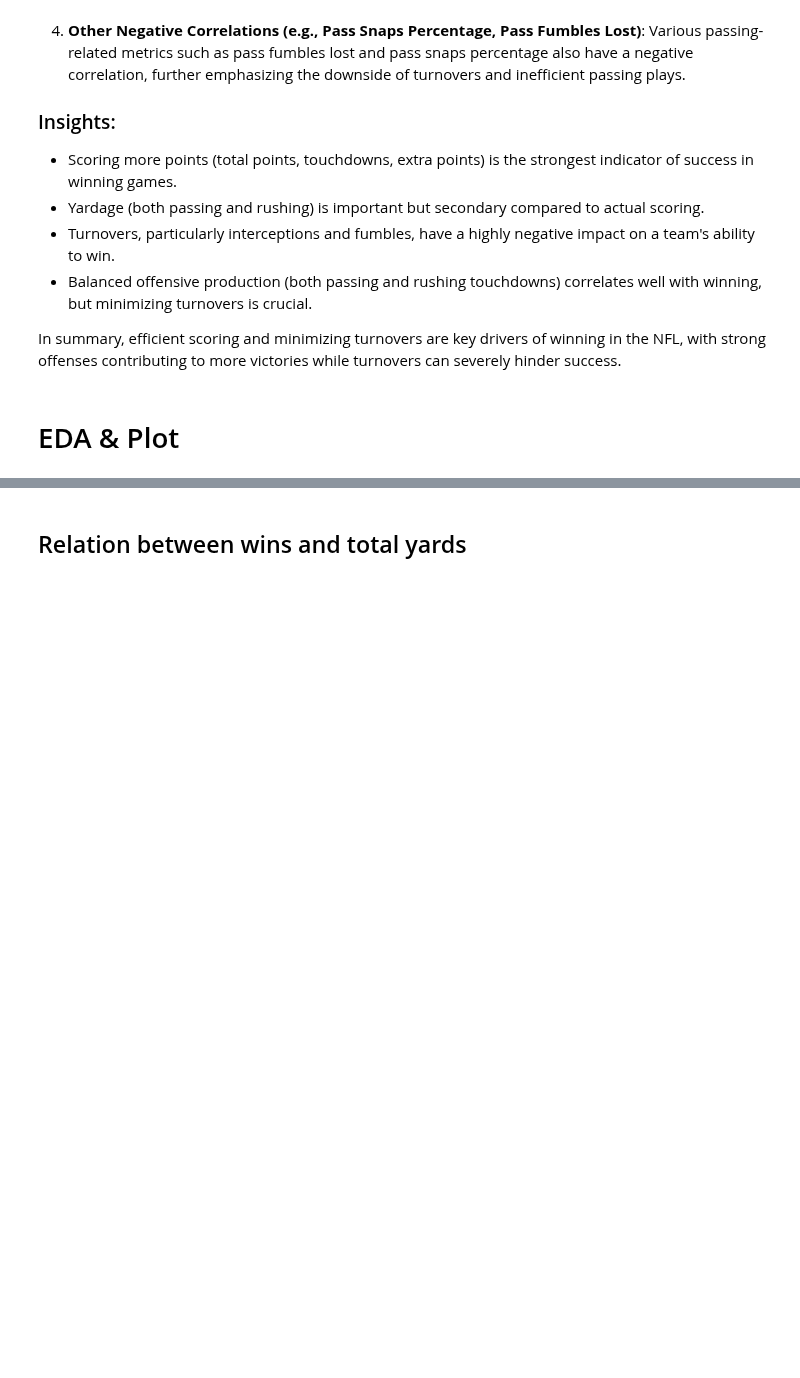
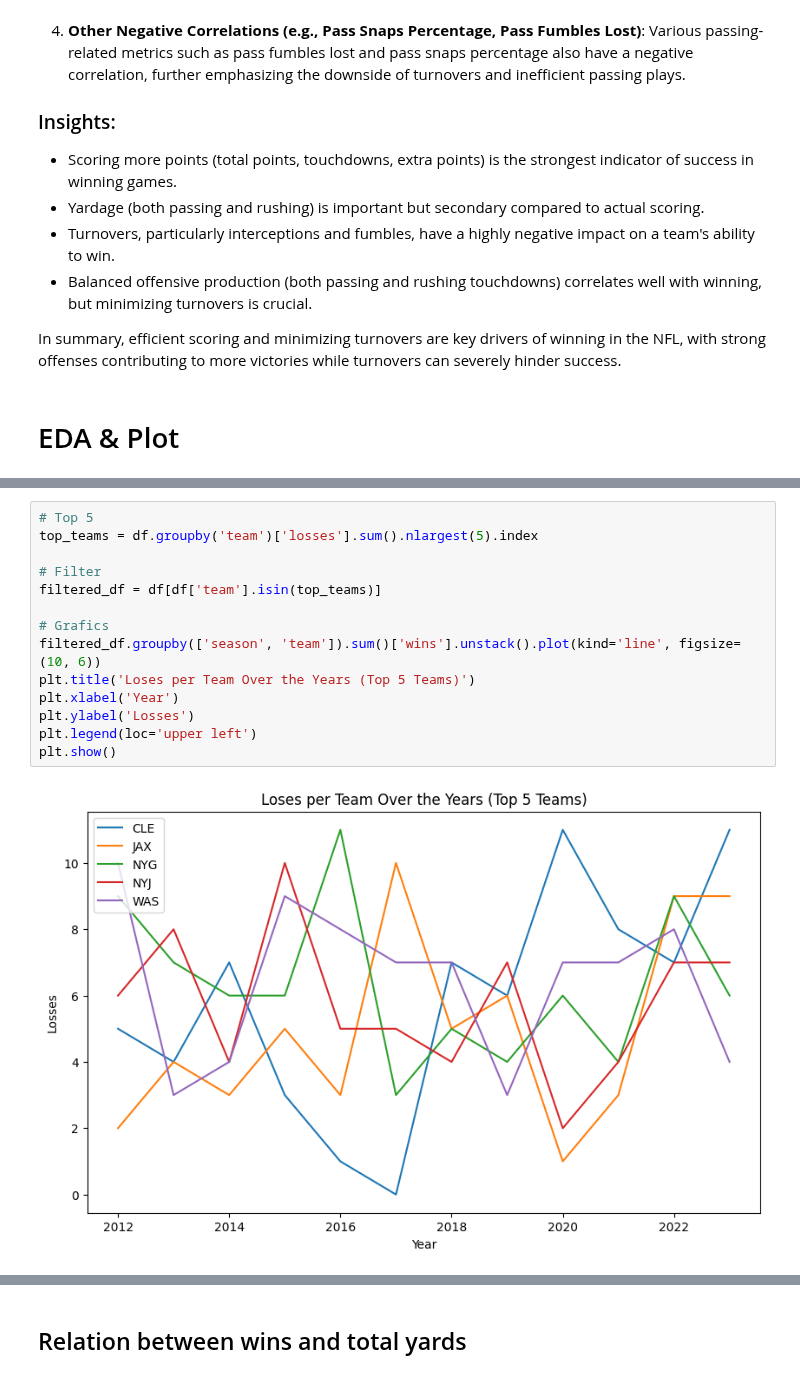
Before and after one commit to kai-ion/Data-602, a Jupyter notebook: Final Project/final_project.ipynb, the cells around one changed output, grey strips where cells are left out. Saved outputs shown, nothing was run; the diff lists cells and outputs as text; blank space fills up the shorter version.

```diff
--- a/Final Project/final_project.ipynb
+++ b/Final Project/final_project.ipynb
@@ -417,0 +451,16 @@ In summary, efficient scoring and minimizing turnovers are key drivers of winnin
+# %%
+# Top 5
+top_teams = df.groupby('team')['losses'].sum().nlargest(5).index
+
+# Filter
+filtered_df = df[df['team'].isin(top_teams)]
+
+# Grafics
+filtered_df.groupby(['season', 'team']).sum()['wins'].unstack().plot(kind='line', figsize=(10, 6))
+plt.title('Loses per Team Over the Years (Top 5 Teams)')
+plt.xlabel('Year')
+plt.ylabel('Losses')
+plt.legend(loc='upper left')
+plt.show()
+# %% [output]
+[figure, added]
```
Also changed, not shown: parts of 7 cells of this notebook.
